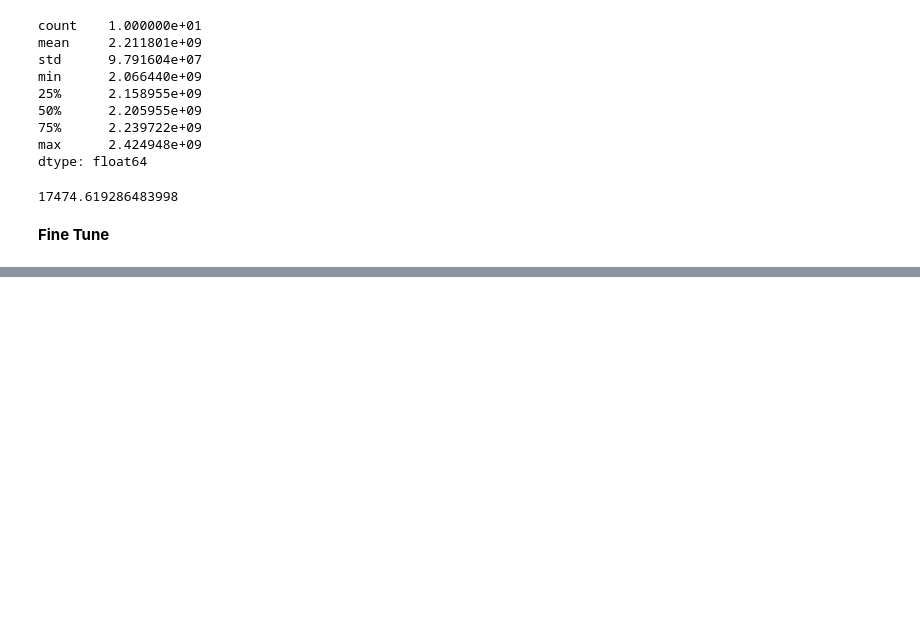
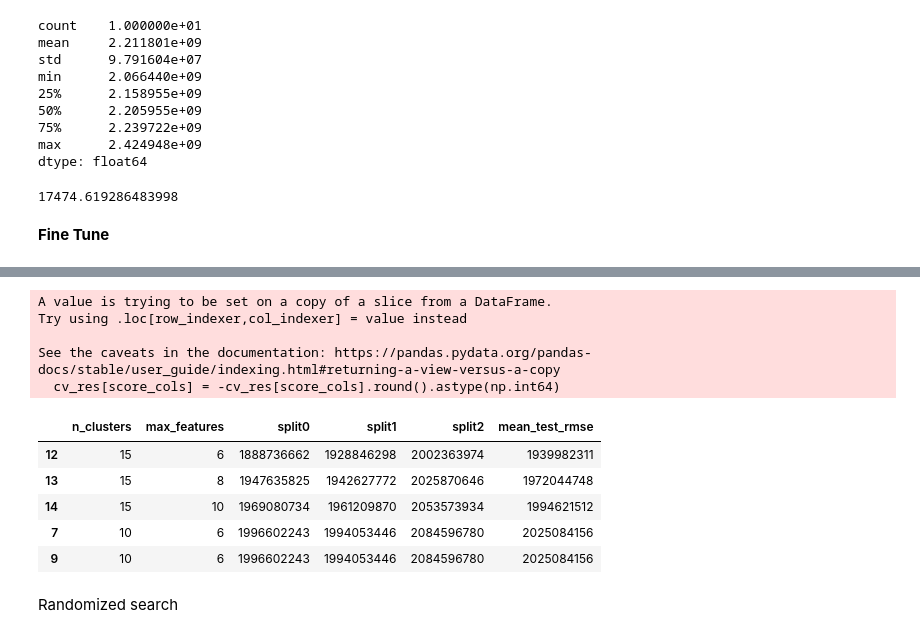
Before and after one commit to Shezan57/Machine-learning, a Jupyter notebook: Housing_price.ipynb, the cells around one changed output, grey strips where cells are left out. Drawn from its saved outputs; the diff is of its cells as text; code cells hidden in the pictures; blank space fills up the shorter version.

```diff
--- a/Housing_price.ipynb
+++ b/Housing_price.ipynb
@@ -588,8 +594,8 @@ full_pipeline = Pipeline([("preprocessing", preprocessing),
 param_grid = [
     {'preprocessing__geo__n_clusters':[5,8,10],
      'random_forest__max_features':[4,6,8],},
-    {'preprocessing__geo__n_cluster':[10,15],
-     'random_forest__max_features':[6,8.10]}
+    {'preprocessing__geo__n_clusters':[10,15],
+     'random_forest__max_features':[6,8,10]}
 ]
 grid_search = GridSearchCV(full_pipeline, param_grid, cv=3,
                        scoring="neg_mean_squared_error")
@@ -598,0 +647,27 @@ ValueError: Invalid parameter 'n_cluster' for estimator ClusterSimilarity(random
+# %%
+cv_res = pd.DataFrame(grid_search.cv_results_)
+cv_res.sort_values(by="mean_test_score", ascending=False, inplace=True)
+# %%
+cv_res = cv_res[["param_preprocessing__geo__n_clusters",
+                 "param_random_forest__max_features", "split0_test_score",
+                 "split1_test_score", "split2_test_score", "mean_test_score"]]
+score_cols = ["split0", "split1", "split2", "mean_test_rmse"]
+cv_res.columns = ["n_clusters", "max_features"] + score_cols
+cv_res[score_cols] = -cv_res[score_cols].round().astype(np.int64)
+# %% [output]
+A value is trying to be set on a copy of a slice from a DataFrame.
+Try using .loc[row_indexer,col_indexer] = value instead
+
+See the caveats in the documentation: https://pandas.pydata.org/pandas-docs/stable/user_guide/indexing.html#returning-a-view-versus-a-copy
+  cv_res[score_cols] = -cv_res[score_cols].round().astype(np.int64)
+# %%
+cv_res.head()
+# %% [output]
+|  | n_clusters | max_features | split0 | split1 | split2 | mean_test_rmse |
+| 12 | 15 | 6 | 1888736662 | 1928846298 | 2002363974 | 1939982311 |
+| 13 | 15 | 8 | 1947635825 | 1942627772 | 2025870646 | 1972044748 |
+| 14 | 15 | 10 | 1969080734 | 1961209870 | 2053573934 | 1994621512 |
+| 7 | 10 | 6 | 1996602243 | 1994053446 | 2084596780 | 2025084156 |
+| 9 | 10 | 6 | 1996602243 | 1994053446 | 2084596780 | 2025084156 |
+# %% [markdown]
+Randomized search
```
Also changed, not shown: parts of 17 cells of this notebook.
